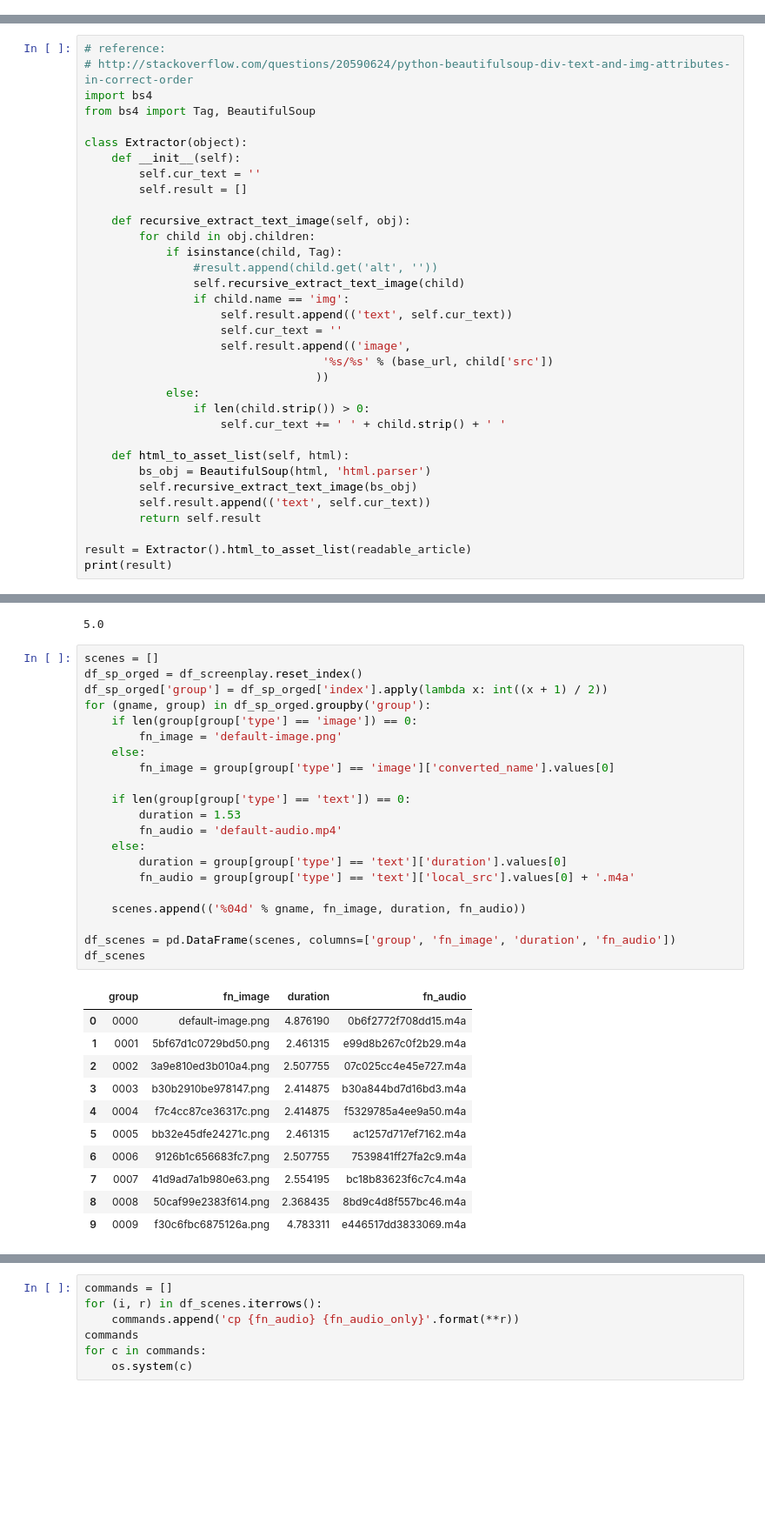
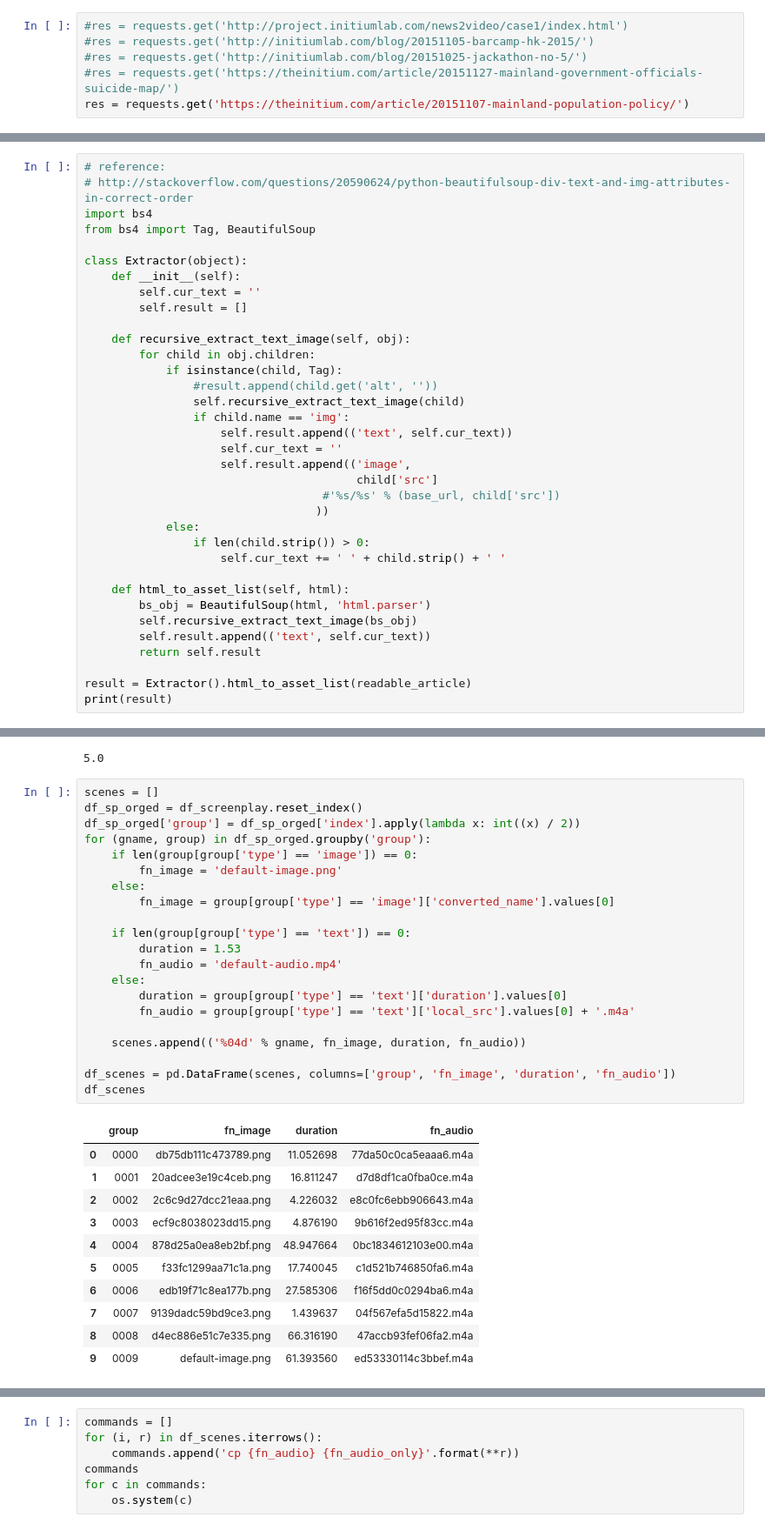
Before and after one commit to initiumlab/news2video, a Jupyter notebook: experiments/assemble-osx/Assemble Video.ipynb, the cells around one changed output, grey strips where cells are left out. Shown at 87% size. Cells and saved outputs as stored; diff of their text form; blank space fills up the shorter version.

```diff
--- a/experiments/assemble-osx/Assemble Video.ipynb
+++ b/experiments/assemble-osx/Assemble Video.ipynb
@@ -7,3 +5,9 @@ res = requests.get('http://project.initiumlab.com/news2video/case1/index.html')
+# %%
+#res = requests.get('http://project.initiumlab.com/news2video/case1/index.html')
+#res = requests.get('http://initiumlab.com/blog/20151105-barcamp-hk-2015/')
+#res = requests.get('http://initiumlab.com/blog/20151025-jackathon-no-5/')
+#res = requests.get('https://theinitium.com/article/20151127-mainland-government-officials-suicide-map/')
+res = requests.get('https://theinitium.com/article/20151107-mainland-population-policy/')
 # %%
 html = res.content.decode('utf-8')
 # %%
@@ -131,7 +135,8 @@ class Extractor(object):
                     self.result.append(('text', self.cur_text))
                     self.cur_text = ''
                     self.result.append(('image',
-                                   '%s/%s' % (base_url, child['src'])
+                                        child['src']
+                                   #'%s/%s' % (base_url, child['src'])
                                   ))
             else:
                 if len(child.strip()) > 0:
@@ -292,35 +305,35 @@ np.ceil(4.8)
 # %%
 scenes = []
 df_sp_orged = df_screenplay.reset_index()
-df_sp_orged['group'] = df_sp_orged['index'].apply(lambda x: int((x + 1) / 2))
+df_sp_orged['group'] = df_sp_orged['index'].apply(lambda x: int((x) / 2))
 for (gname, group) in df_sp_orged.groupby('group'):
     if len(group[group['type'] == 'image']) == 0:
         fn_image = 'default-image.png'
     else:
         fn_image = group[group['type'] == 'image']['converted_name'].values[0]
 
     if len(group[group['type'] == 'text']) == 0:
         duration = 1.53
         fn_audio = 'default-audio.mp4'
     else:
         duration = group[group['type'] == 'text']['duration'].values[0]
         fn_audio = group[group['type'] == 'text']['local_src'].values[0] + '.m4a'
 
     scenes.append(('%04d' % gname, fn_image, duration, fn_audio))
 
 df_scenes = pd.DataFrame(scenes, columns=['group', 'fn_image', 'duration', 'fn_audio'])
 df_scenes
 # %% [output]
 |  | group | fn_image | duration | fn_audio |
-| 0 | 0000 | default-image.png | 4.876190 | 0b6f2772f708dd15.m4a |
-| 1 | 0001 | 5bf67d1c0729bd50.png | 2.461315 | e99d8b267c0f2b29.m4a |
-| 2 | 0002 | 3a9e810ed3b010a4.png | 2.507755 | 07c025cc4e45e727.m4a |
-| 3 | 0003 | b30b2910be978147.png | 2.414875 | b30a844bd7d16bd3.m4a |
-| 4 | 0004 | f7c4cc87ce36317c.png | 2.414875 | f5329785a4ee9a50.m4a |
-| 5 | 0005 | bb32e45dfe24271c.png | 2.461315 | ac1257d717ef7162.m4a |
-| 6 | 0006 | 9126b1c656683fc7.png | 2.507755 | 7539841ff27fa2c9.m4a |
-| 7 | 0007 | 41d9ad7a1b980e63.png | 2.554195 | bc18b83623f6c7c4.m4a |
-| 8 | 0008 | 50caf99e2383f614.png | 2.368435 | 8bd9c4d8f557bc46.m4a |
-| 9 | 0009 | f30c6fbc6875126a.png | 4.783311 | e446517dd3833069.m4a |
+| 0 | 0000 | db75db111c473789.png | 11.052698 | 77da50c0ca5eaaa6.m4a |
+| 1 | 0001 | 20adcee3e19c4ceb.png | 16.811247 | d7d8df1ca0fba0ce.m4a |
+| 2 | 0002 | 2c6c9d27dcc21eaa.png | 4.226032 | e8c0fc6ebb906643.m4a |
+| 3 | 0003 | ecf9c8038023dd15.png | 4.876190 | 9b616f2ed95f83cc.m4a |
+| 4 | 0004 | 878d25a0ea8eb2bf.png | 48.947664 | 0bc1834612103e00.m4a |
+| 5 | 0005 | f33fc1299aa71c1a.png | 17.740045 | c1d521b746850fa6.m4a |
+| 6 | 0006 | edb19f71c8ea177b.png | 27.585306 | f16f5dd0c0294ba6.m4a |
+| 7 | 0007 | 9139dadc59bd9ce3.png | 1.439637 | 04f567efa5d15822.m4a |
+| 8 | 0008 | d4ec886e51c7e335.png | 66.316190 | 47accb93fef06fa2.m4a |
+| 9 | 0009 | default-image.png | 61.393560 | ed53330114c3bbef.m4a |
 # %%
 %%bash
```
Also changed, not shown: parts of 15 cells of this notebook, 1 other file.
